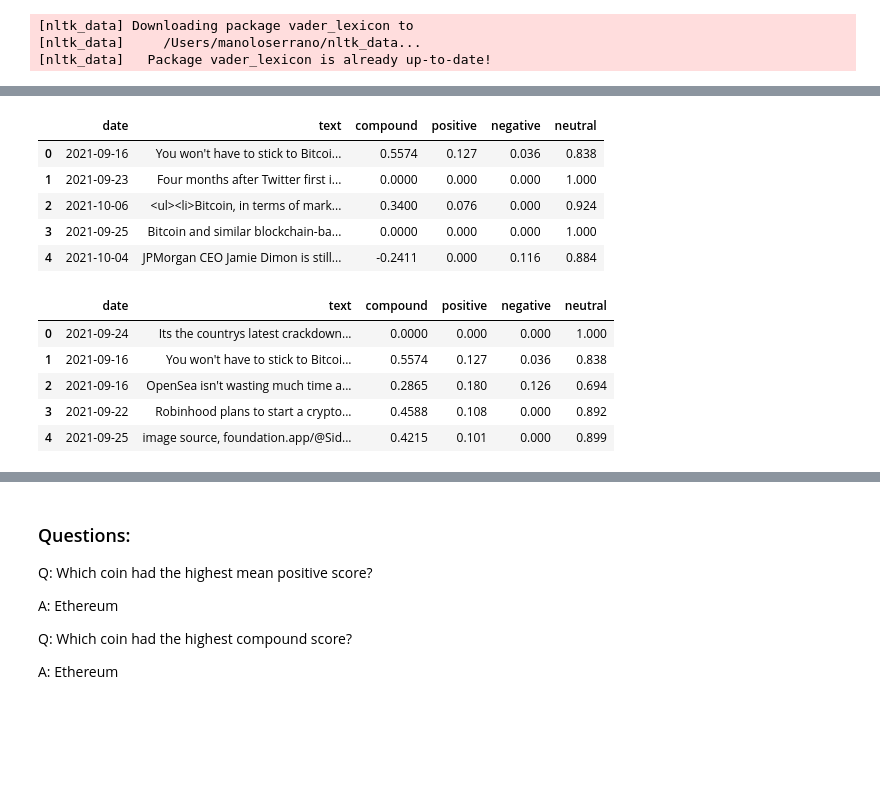
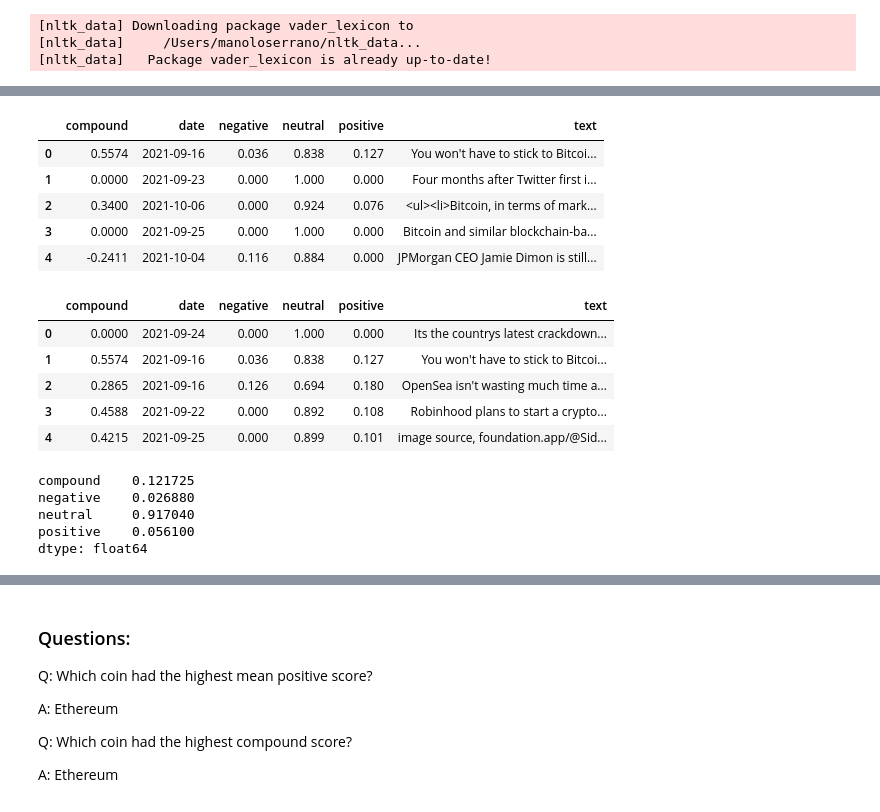
Before and after one commit to InfluxVC/NLP, a Jupyter notebook: crypto_sentiment.ipynb, the cells around one changed output, grey strips where cells are left out. Drawn from its saved outputs; the diff is of its cells as text; code cells hidden in the pictures; blank space fills up the shorter version.

```diff
--- a/crypto_sentiment.ipynb
+++ b/crypto_sentiment.ipynb
@@ -106,56 +106,59 @@ for article in Bitcoin_headlines['articles']:
 
 bitcoin_df = pd.DataFrame(Bitcoin_sentiments)
 
-cols = ['date', 'text', 'compound', 'positive', 'negative','neutral']
-bitcoin_df = bitcoin_df[cols]
 
 bitcoin_df.head()
 # %% [output]
-|  | date | text | compound | positive | negative | neutral |
-| 0 | 2021-09-16 | You won't have to stick to Bitcoi... | 0.5574 | 0.127 | 0.036 | 0.838 |
-| 1 | 2021-09-23 | Four months after Twitter first i... | 0.0000 | 0.000 | 0.000 | 1.000 |
-| 2 | 2021-10-06 | <ul><li>Bitcoin, in terms of mark... | 0.3400 | 0.076 | 0.000 | 0.924 |
-| 3 | 2021-09-25 | Bitcoin and similar blockchain-ba... | 0.0000 | 0.000 | 0.000 | 1.000 |
-| 4 | 2021-10-04 | JPMorgan CEO Jamie Dimon is still... | -0.2411 | 0.000 | 0.116 | 0.884 |
+|  | compound | date | negative | neutral | positive | text |
+| 0 | 0.5574 | 2021-09-16 | 0.036 | 0.838 | 0.127 | You won't have to stick to Bitcoi... |
+| 1 | 0.0000 | 2021-09-23 | 0.000 | 1.000 | 0.000 | Four months after Twitter first i... |
+| 2 | 0.3400 | 2021-10-06 | 0.000 | 0.924 | 0.076 | <ul><li>Bitcoin, in terms of mark... |
+| 3 | 0.0000 | 2021-09-25 | 0.000 | 1.000 | 0.000 | Bitcoin and similar blockchain-ba... |
+| 4 | -0.2411 | 2021-10-04 | 0.116 | 0.884 | 0.000 | JPMorgan CEO Jamie Dimon is still... |
 # %%
 # Create the Ethereum sentiment scores DataFrame
 Ethereum_sentiments = []
 
 for article in Ethereum_headlines['articles']:
     try:
         text = article['content']
         date = article['publishedAt'][:10]
         sentiment = analyzer.polarity_scores(text)
         compound = sentiment["compound"]
         pos = sentiment['pos']
         neu = sentiment['neu']
         neg = sentiment['neg']
 
         Ethereum_sentiments.append({
             "text": text,
             "date": date,
             'compound': compound,
             'positive': pos,
             'negative': neg,
             'neutral' : neu,
 
         })
 
     except AttributeError:
         pass
 
 Ethereum_df = pd.DataFrame(Ethereum_sentiments)
 
-cols = ['date', 'text', 'compound', 'positive', 'negative','neutral']
-Ethereum_df = Ethereum_df[cols]
-
 Ethereum_df.head()
 # %% [output]
-|  | date | text | compound | positive | negative | neutral |
-| 0 | 2021-09-24 | Its the countrys latest crackdown... | 0.0000 | 0.000 | 0.000 | 1.000 |
-| 1 | 2021-09-16 | You won't have to stick to Bitcoi... | 0.5574 | 0.127 | 0.036 | 0.838 |
-| 2 | 2021-09-16 | OpenSea isn't wasting much time a... | 0.2865 | 0.180 | 0.126 | 0.694 |
-| 3 | 2021-09-22 | Robinhood plans to start a crypto... | 0.4588 | 0.108 | 0.000 | 0.892 |
-| 4 | 2021-09-25 | image source, foundation.app/@Sid... | 0.4215 | 0.101 | 0.000 | 0.899 |
+|  | compound | date | negative | neutral | positive | text |
+| 0 | 0.0000 | 2021-09-24 | 0.000 | 1.000 | 0.000 | Its the countrys latest crackdown... |
+| 1 | 0.5574 | 2021-09-16 | 0.036 | 0.838 | 0.127 | You won't have to stick to Bitcoi... |
+| 2 | 0.2865 | 2021-09-16 | 0.126 | 0.694 | 0.180 | OpenSea isn't wasting much time a... |
+| 3 | 0.4588 | 2021-09-22 | 0.000 | 0.892 | 0.108 | Robinhood plans to start a crypto... |
+| 4 | 0.4215 | 2021-09-25 | 0.000 | 0.899 | 0.101 | image source, foundation.app/@Sid... |
+# %%
+Ethereum_df.mean()
+# %% [output]
+compound    0.121725
+negative    0.026880
+neutral     0.917040
+positive    0.056100
+dtype: float64
 # %%
 # Describe the Bitcoin Sentiment
```
Also changed, not shown: parts of 11 cells of this notebook.
